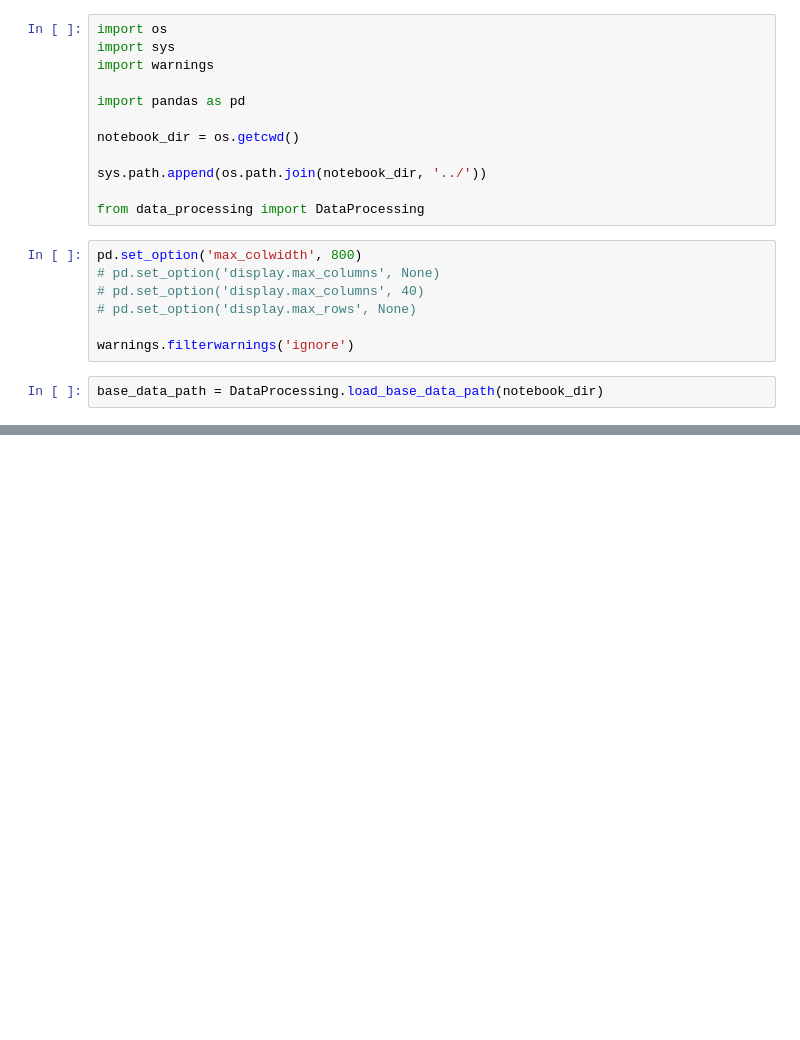
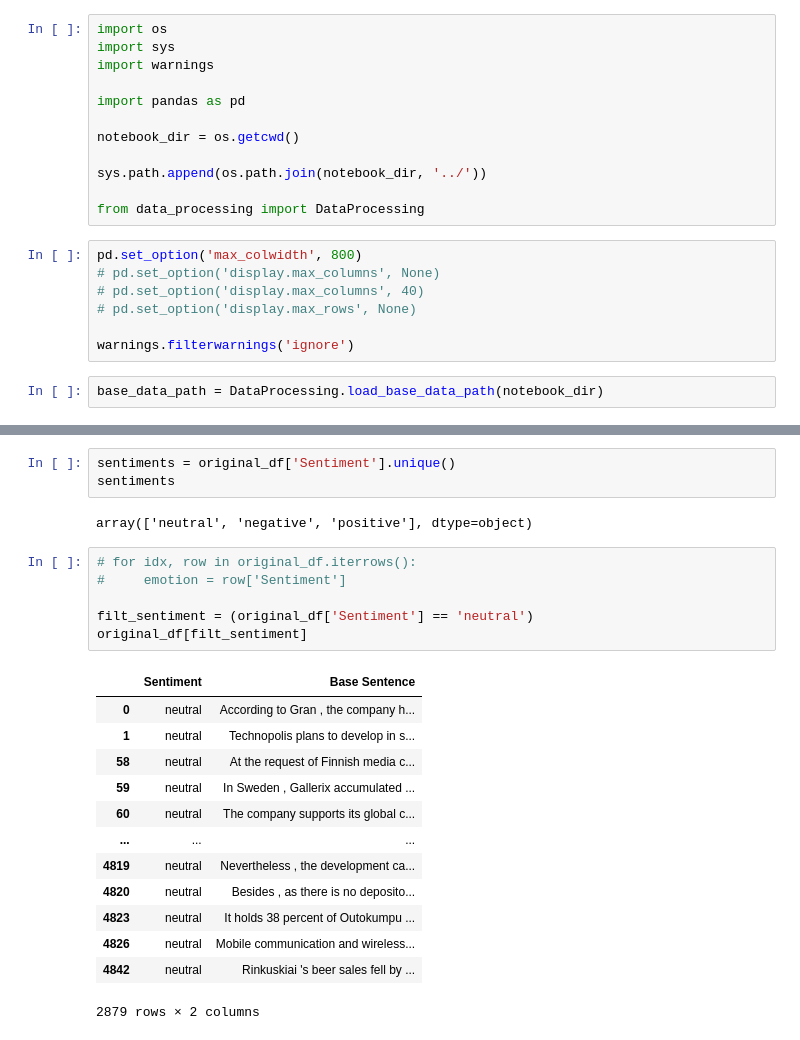
Before and after one commit to ufdatastudio/predictions, a Jupyter notebook: notebook_experiments/annotators.ipynb, the cells around one changed output, grey strips where cells are left out. Cells and saved outputs as stored; diff of their text form; blank space fills up the shorter version.

```diff
--- a/notebook_experiments/annotators.ipynb
+++ b/notebook_experiments/annotators.ipynb
@@ -40,4 +40,29 @@ sentiment_df
 | 4844 | negative | Net sales of the Paper segment de... |
 | 4845 | negative | Sales in Finland decreased by 10.... |
 4846 rows × 2 columns
+# %%
+sentiments = original_df['Sentiment'].unique()
+sentiments
+# %% [output]
+array(['neutral', 'negative', 'positive'], dtype=object)
+# %%
+# for idx, row in original_df.iterrows():
+#     emotion = row['Sentiment']
+
+filt_sentiment = (original_df['Sentiment'] == 'neutral')
+original_df[filt_sentiment]
+# %% [output]
+|  | Sentiment | Base Sentence |
+| 0 | neutral | According to Gran , the company h... |
+| 1 | neutral | Technopolis plans to develop in s... |
+| 58 | neutral | At the request of Finnish media c... |
+| 59 | neutral | In Sweden , Gallerix accumulated ... |
+| 60 | neutral | The company supports its global c... |
+| ... | ... | ... |
+| 4819 | neutral | Nevertheless , the development ca... |
+| 4820 | neutral | Besides , as there is no deposito... |
+| 4823 | neutral | It holds 38 percent of Outokumpu ... |
+| 4826 | neutral | Mobile communication and wireless... |
+| 4842 | neutral | Rinkuskiai 's beer sales fell by ... |
+2879 rows × 2 columns
 # %%
```
Also changed, not shown: parts of 7 cells of this notebook, 1 other file.
